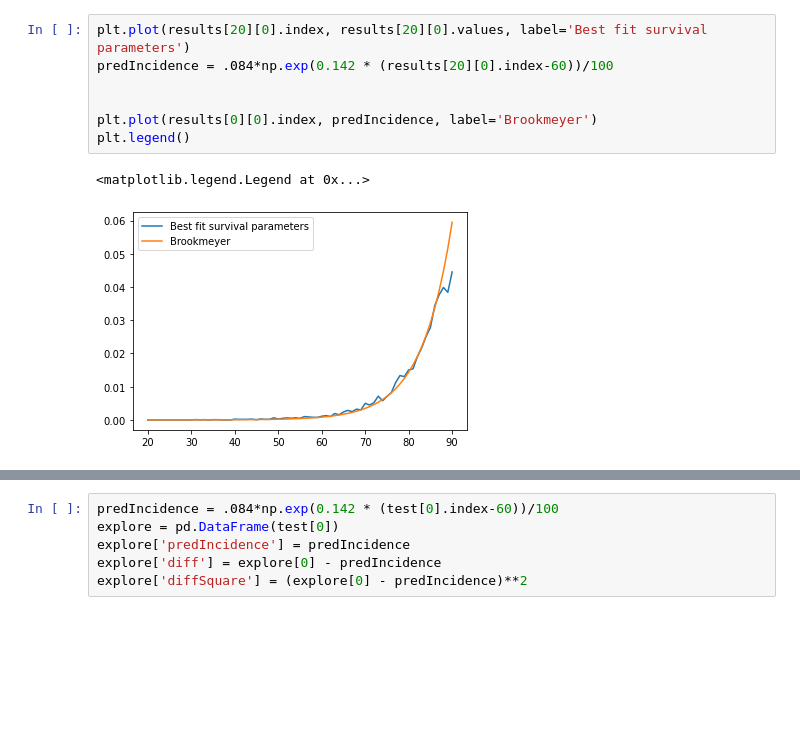
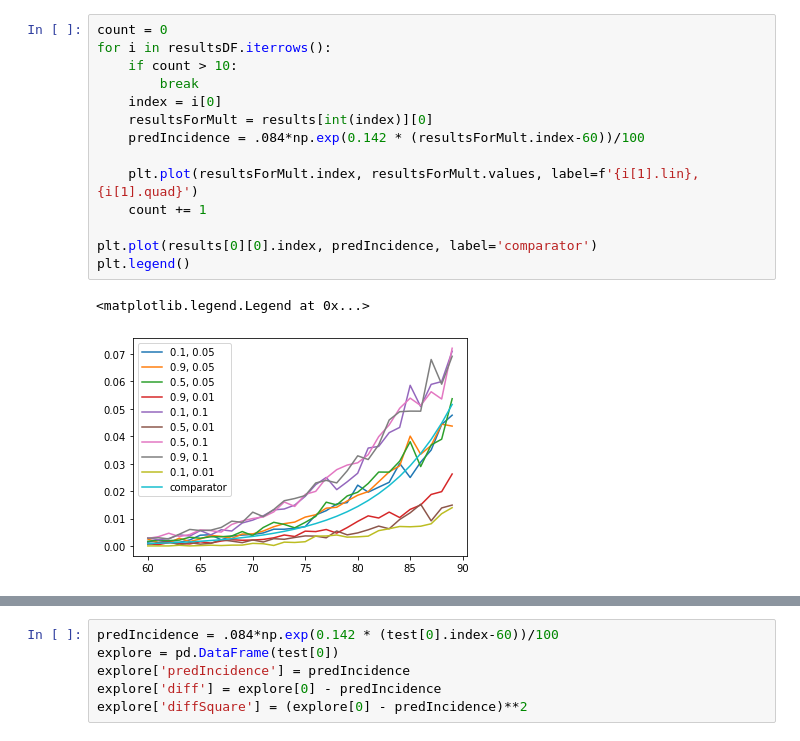
Before and after one commit to jburke5/microsimNHANES, a Jupyter notebook: identifyOptimalBaselineSurvivalParametersForDementia.ipynb, the cells around one changed output, grey strips where cells are left out. Saved outputs shown, nothing was run; the diff lists cells and outputs as text; blank space fills up the shorter version.

```diff
--- a/identifyOptimalBaselineSurvivalParametersForDementia.ipynb
+++ b/identifyOptimalBaselineSurvivalParametersForDementia.ipynb
@@ -116,10 +127,17 @@ Name: 26, dtype: float64
-# %%
-plt.plot(results[20][0].index, results[20][0].values, label='Best fit survival parameters')
-predIncidence = .084*np.exp(0.142 * (results[20][0].index-60))/100
-
-
-plt.plot(results[0][0].index, predIncidence, label='Brookmeyer')
-plt.legend()
-# %% [output]
-<matplotlib.legend.Legend at 0x...>
-[figure, removed]
+# %%
+count = 0
+for i in resultsDF.iterrows():
+    if count > 10:
+        break
+    index = i[0]
+    resultsForMult = results[int(index)][0]
+    predIncidence = .084*np.exp(0.142 * (resultsForMult.index-60))/100
+
+    plt.plot(resultsForMult.index, resultsForMult.values, label=f'{i[1].lin}, {i[1].quad}')
+    count += 1
+
+plt.plot(results[0][0].index, predIncidence, label='comparator')
+plt.legend()
+# %% [output]
+<matplotlib.legend.Legend at 0x...>
+[figure, added]
```
Also changed, not shown: parts of 88 cells of this notebook, 9 other files.
